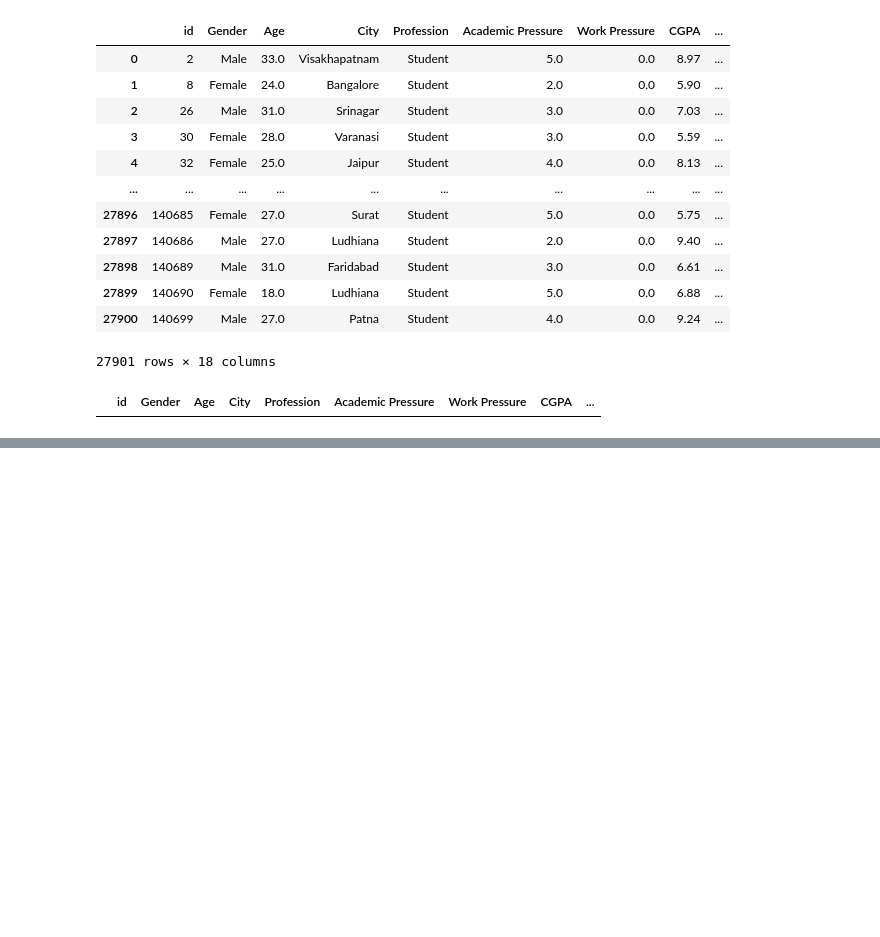
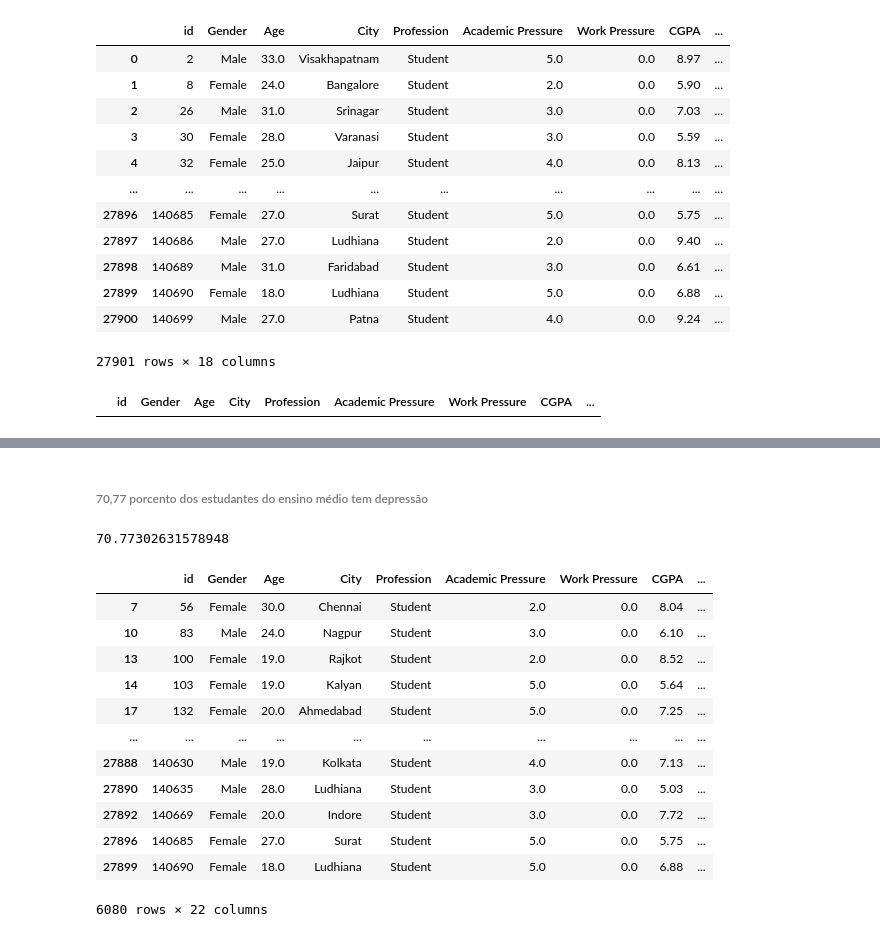
Before and after one commit to Pablo-Sant/Depressao-estudantil, a Jupyter notebook: notebooks/01-eda.ipynb, the cells around one changed output, grey strips where cells are left out. Cells and saved outputs as stored; diff of their text form; code cells hidden in the pictures; blank space fills up the shorter version.

```diff
--- a/notebooks/01-eda.ipynb
+++ b/notebooks/01-eda.ipynb
@@ -147,0 +186,7 @@ dataset.loc[(dataset["Sleep Duration"] == "Less than 5 hours") & (dataset["Depre
+# %% [markdown]
+###### 70,77 porcento dos estudantes do ensino médio tem depressão
+# %%
+porcentagem_ensino_medio_depressoa = (ensino_medio_depressao / 6080)*100
+porcentagem_ensino_medio_depressoa
+# %% [output]
+70.77302631578948
@@ -147,0 +214,16 @@ dataset.loc[(dataset["Sleep Duration"] == "Less than 5 hours") & (dataset["Depre
+# %%
+dataset.loc[dataset["Degree"] == "'Class 12'"]
+# %% [output]
+|  | id | Gender | Age | City | Profession | Academic Pressure | Work Pressure | CGPA | ... |
+| 7 | 56 | Female | 30.0 | Chennai | Student | 2.0 | 0.0 | 8.04 | ... |
+| 10 | 83 | Male | 24.0 | Nagpur | Student | 3.0 | 0.0 | 6.10 | ... |
+| 13 | 100 | Female | 19.0 | Rajkot | Student | 2.0 | 0.0 | 8.52 | ... |
+| 14 | 103 | Female | 19.0 | Kalyan | Student | 5.0 | 0.0 | 5.64 | ... |
+| 17 | 132 | Female | 20.0 | Ahmedabad | Student | 5.0 | 0.0 | 7.25 | ... |
+| ... | ... | ... | ... | ... | ... | ... | ... | ... | ... |
+| 27888 | 140630 | Male | 19.0 | Kolkata | Student | 4.0 | 0.0 | 7.13 | ... |
+| 27890 | 140635 | Male | 28.0 | Ludhiana | Student | 3.0 | 0.0 | 5.03 | ... |
+| 27892 | 140669 | Female | 20.0 | Indore | Student | 3.0 | 0.0 | 7.72 | ... |
+| 27896 | 140685 | Female | 27.0 | Surat | Student | 5.0 | 0.0 | 5.75 | ... |
+| 27899 | 140690 | Female | 18.0 | Ludhiana | Student | 5.0 | 0.0 | 6.88 | ... |
+6080 rows × 22 columns
```
Also changed, not shown: parts of 17 cells of this notebook, 1 other file.
